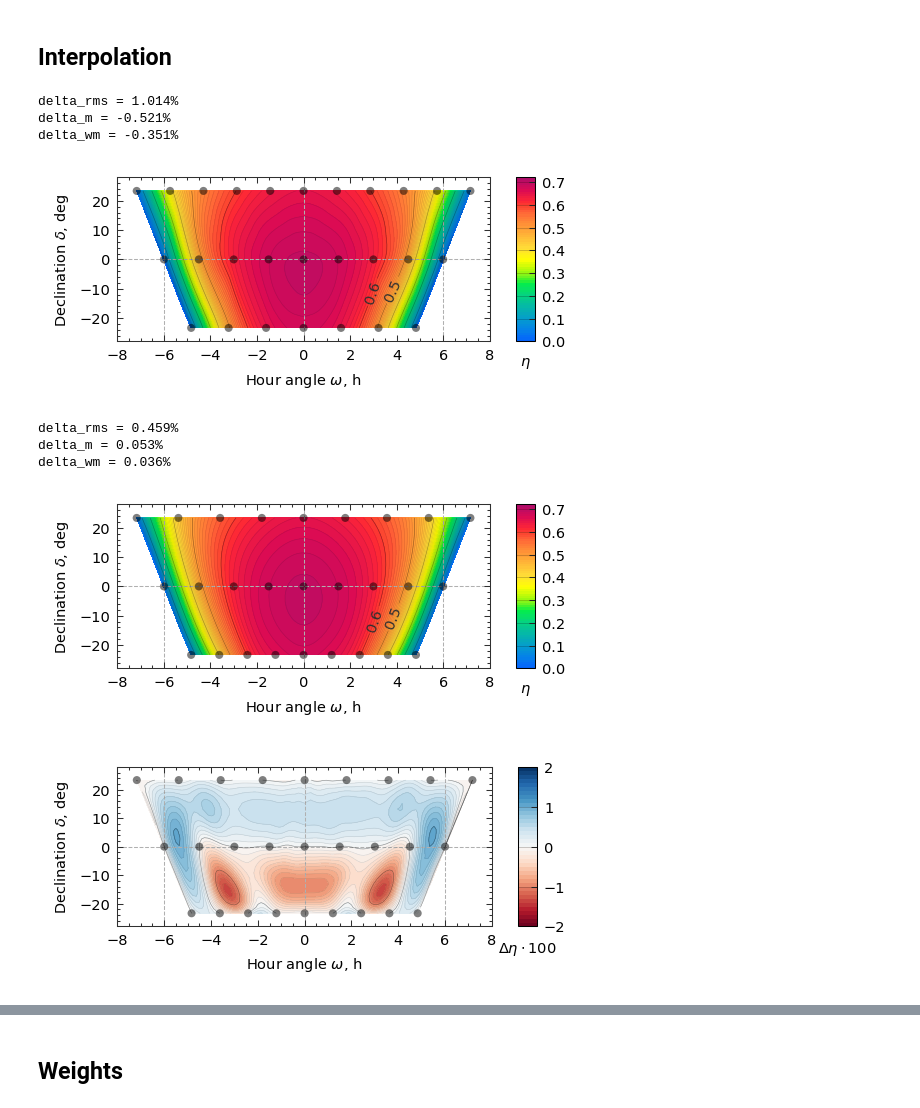
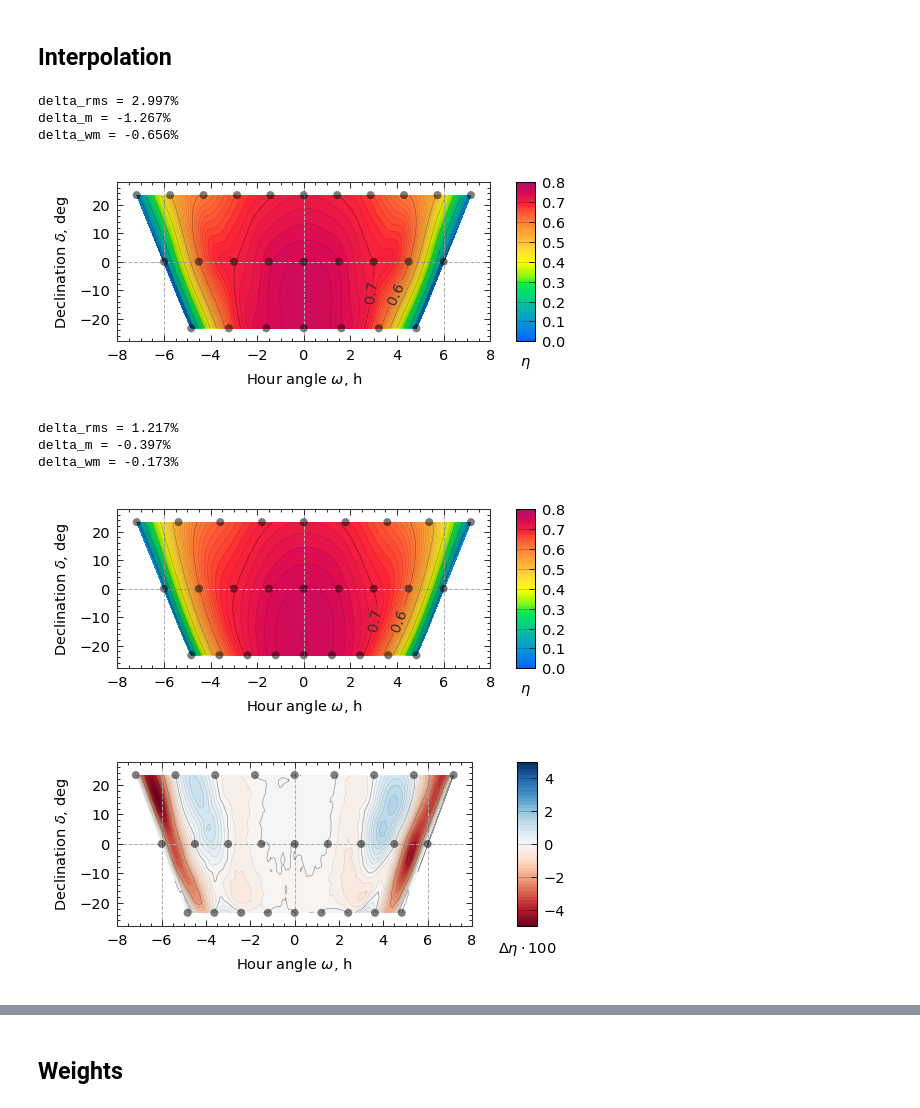
Before and after one commit to vg-cyi/SunPath, a Jupyter notebook: source/interpolation.ipynb, the cells around one changed output, grey strips where cells are left out. Cells and saved outputs as stored; diff of their text form; code cells hidden in the pictures.

Commit message:
import etaRef from csv-files

```diff
--- a/source/interpolation.ipynb
+++ b/source/interpolation.ipynb
@@ -7,12 +15,15 @@ import sunpath as sp
 # %% [markdown]
 ## Data
 # %%
-dataPath = '../data/SolarPilot/'
+dataPath = '../data/'
 
-weatherPath = dataPath + 'USA CA Daggett (TMY2).csv'
+weatherPath = dataPath + 'SolarPilot/USA CA Daggett (TMY2).csv'
 
 etaName = "Polar"
-etaPath = dataPath + 'Polar-20MW-results-10d.csv'
+etaPath = dataPath + 'Tonatiuh/etaPolar.csv'
+# etaPath = dataPath + 'SolarPilot/Polar-20MW-results-10d.csv'
+
 # etaName = "Surround"
-# etaPath = dataPath + 'Surround-100MW-results-10d.csv'
+# etaPath = dataPath + 'Tonatiuh/etaSurround.csv'
+# etaPath = dataPath + 'SolarPilot/Surround-100MW-results-10d.csv'
 # %%
@@ -34,8 +45,9 @@ sunTemporal.readTMY(weatherPath, tMid=0.5)
 annual insolation (all elevations): 2791.424 kWh/m2
 annual insolation (negative elevations): 11.163 kWh/m2
 # %%
-# import reference optical efficiency from SolarPilot
-etaRef = sp.readSolarPilot(etaPath)
+# import reference optical efficiency
+etaRef = sp.readEtaRefCSV(etaPath)
+# etaRef = sp.readSolarPilot(etaPath)
 
 pEquinoxE = sp.PointEquatorial(0., 0.)
 pEquinoxH = sunCalculator.findHorizontalFromEquatorial(pEquinoxE)
@@ -67,12 +79,12 @@ points: 27
 # %%
 # init plotters
 if etaName == 'Polar':
-    levelsEta = [0., 0.72, 0.1]
+    levelsEta = [0., 0.8, 0.1, 10] # min, max, step, substeps
     labelPositionsE = [(2.5, -10), (3.7, -10)]
     labelPositionsH = [(270, 20), (250, 45)]
 elif etaName == 'Surround':
-    levelsEta = [0., 0.65, 0.1]
-    labelPositionsE = [(2.5, -10), (3.7, -10)]
+    levelsEta = [0., 0.7, 0.1, 10]
+    labelPositionsE = [(3., -10), (4., -10)]
     labelPositionsH = [(270, 20), (250, 45)]
 
 sunPlotter = sp.SunPlotter(
@@ -102,25 +114,25 @@ sunTemporal.checkAccuracy(etaTri, etaRef)
 # sunSpatialPlot.checkAccuracy(etaTri, etaRef)
 figure = sunPlotter.showEquatorial(etaTri)
 # %% [output]
-delta_rms = 1.014%
-delta_m = -0.521%
-delta_wm = -0.351%
+delta_rms = 2.997%
+delta_m = -1.267%
+delta_wm = -0.656%
-[figure, old version]
+[figure, new version]
 # %%
 methodBS = sp.InterpolationMethod('B-spline', order=[3, 2])
 etaBS = sp.MakeInterpolation(sunSpatialRect, etaRef, methodBS)
 sunTemporal.checkAccuracy(etaBS, etaRef)
 figure = sunPlotterRect.showEquatorial(etaBS)
 # %% [output]
-delta_rms = 0.459%
-delta_m = 0.053%
-delta_wm = 0.036%
+delta_rms = 1.217%
+delta_m = -0.397%
+delta_wm = -0.173%
-[figure, old version]
+[figure, new version]
 # %%
 figure = sunPlotterRect.showEquatorial(lambda v: 100*(etaBS(v) - etaRef(v)),
-    levels=[-2, 2, 1], cmap=sp.cm.RdBu, cbarTitle=r"$\Delta\eta\cdot100$", labelPositions=[])
+    levels=[-5, 5, 2, 10], cmap=sp.cm.RdBu, cbarTitle=r"$\Delta\eta\cdot100$", labelPositions=[])
 # %% [output]
-[figure, old version]
+[figure, new version]
 # %%
 methodRBF2D = sp.InterpolationMethod('RBF-2D', kernel='quintic')
 etaRBF2D = sp.MakeInterpolation(sunSpatial, etaRef, methodRBF2D)
```
Also changed, not shown: parts of 15 cells of this notebook, 6 other files.
